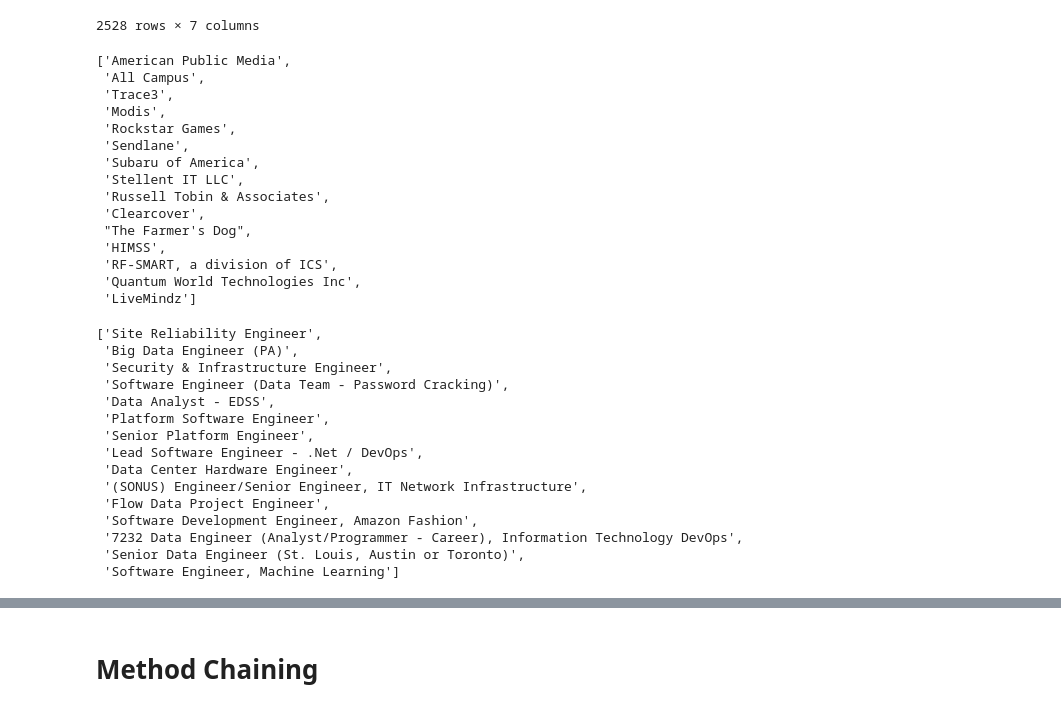
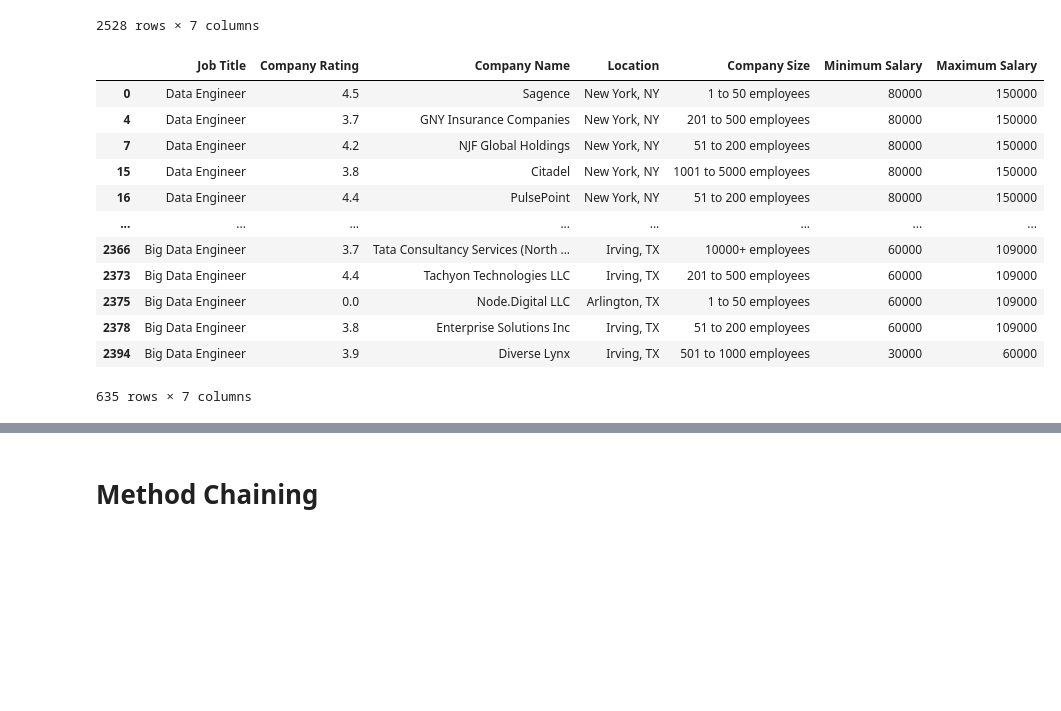
Before and after one commit to data301-2021-summer2/project-group31-project, a Jupyter notebook: Analysis Pipeline.ipynb, the cells around one changed output, grey strips where cells are left out. Cells and saved outputs as stored; diff of their text form; code cells hidden in the pictures; blank space fills up the shorter version.

Commit message:
Created a new dataframe with only selected data and categorized the sizes of the company.

```diff
--- a/Analysis Notebook.ipynb
+++ b/Analysis Pipeline.ipynb
@@ -125,45 +125,36 @@ df2
 | 2526 | Senior Big Data / ETL Engineer | 3.5 | Schwab | Westlake, TX | Unknown | 76000 | 128000 |
 | 2527 | Cloud Engineer | 3.6 | SPECTRAFORCE TECHNOLOGIES Inc. | Westlake, TX | 501 to 1000 employees | 76000 | 128000 |
 2528 rows × 7 columns
-# %%
-unique_companyname = list(set(df2["Company Name"]))
-unique_companyname[0:15]
-# %% [output]
-['American Public Media',
- 'All Campus',
- 'Trace3',
- 'Modis',
- 'Rockstar Games',
- 'Sendlane',
- 'Subaru of America',
- 'Stellent IT LLC',
- 'Russell Tobin & Associates',
- 'Clearcover',
- "The Farmer's Dog",
- 'HIMSS',
- 'RF-SMART, a division of ICS',
- 'Quantum World Technologies Inc',
- 'LiveMindz']
 # %%
 # There are a lot of different unique job title, but with similiar position (i.e Data Engineer & Data Engineer Python)
 # In order to use a count plot with job title we can make the job title more general, instead of "Data Engineer - Python" it can be "Data Engineer"
 # Its corresponding information will make it unique from the others Data Engineer titles
-# Or the dataset might be large enough to only include the job with basic title (i.e Data Engineer Software Engineer)
-unique_job = list(set(df2["Job Title"]))
-unique_job[0:15]
+# Or the dataset might be large enough to only include the job with basic title (i.e Data Engineer and Software Engineer)
+
+# Create a new dataframe or drop everything else beside the basic job title like Data Engineer, Software Engineer, Electrical Engineer, Cloud Engineer, Big Data Engineer
+
+#unique_job = list(set(df2["Job Title"]))
+#unique_job[0:15]
+
+# https://pandas.pydata.org/pandas-docs/stable/user_guide/merging.html
+
+DataEng_data = df2.loc[df2["Job Title"]== "Data Engineer"] #469 rows
+SoftEng_data = df2.loc[df2["Job Title"]== "Software Engineer"] #93 rows
+BigDataEng_data = df2.loc[df2["Job Title"]== "Big Data Engineer"] #73 rows
+frames = [DataEng_data,SoftEng_data,BigDataEng_data]
+
+df3 = pd.concat(frames)
 # %% [output]
+|  | Job Title | Company Rating | Company Name | Location | Company Size | Minimum Salary | Maximum Salary |
+| 0 | Data Engineer | 4.5 | Sagence | New York, NY | 1 to 50 employees | 80000 | 150000 |
+| 4 | Data Engineer | 3.7 | GNY Insurance Companies | New York, NY | 201 to 500 employees | 80000 | 150000 |
+| 7 | Data Engineer | 4.2 | NJF Global Holdings | New York, NY | 51 to 200 employees | 80000 | 150000 |
+| 15 | Data Engineer | 3.8 | Citadel | New York, NY | 1001 to 5000 employees | 80000 | 150000 |
+| 16 | Data Engineer | 4.4 | PulsePoint | New York, NY | 51 to 200 employees | 80000 | 150000 |
+| ... | ... | ... | ... | ... | ... | ... | ... |
+| 2366 | Big Data Engineer | 3.7 | Tata Consultancy Services (North ... | Irving, TX | 10000+ employees | 60000 | 109000 |
+| 2373 | Big Data Engineer | 4.4 | Tachyon Technologies LLC | Irving, TX | 201 to 500 employees | 60000 | 109000 |
+| 2375 | Big Data Engineer | 0.0 | Node.Digital LLC | Arlington, TX | 1 to 50 employees | 60000 | 109000 |
+| 2378 | Big Data Engineer | 3.8 | Enterprise Solutions Inc | Irving, TX | 51 to 200 employees | 60000 | 109000 |
+| 2394 | Big Data Engineer | 3.9 | Diverse Lynx | Irving, TX | 501 to 1000 employees | 30000 | 60000 |
-['Site Reliability Engineer',
- 'Big Data Engineer (PA)',
- 'Security & Infrastructure Engineer',
- 'Software Engineer (Data Team - Password Cracking)',
- 'Data Analyst - EDSS',
- 'Platform Software Engineer',
- 'Senior Platform Engineer',
- 'Lead Software Engineer - .Net / DevOps',
- 'Data Center Hardware Engineer',
- '(SONUS) Engineer/Senior Engineer, IT Network Infrastructure',
- 'Flow Data Project Engineer',
- 'Software Development Engineer, Amazon Fashion',
- '7232 Data Engineer (Analyst/Programmer - Career), Information Technology DevOps',
- 'Senior Data Engineer (St. Louis, Austin or Toronto)',
- 'Software Engineer, Machine Learning']
+635 rows × 7 columns
```
Also changed, not shown: parts of 3 cells of this notebook.
